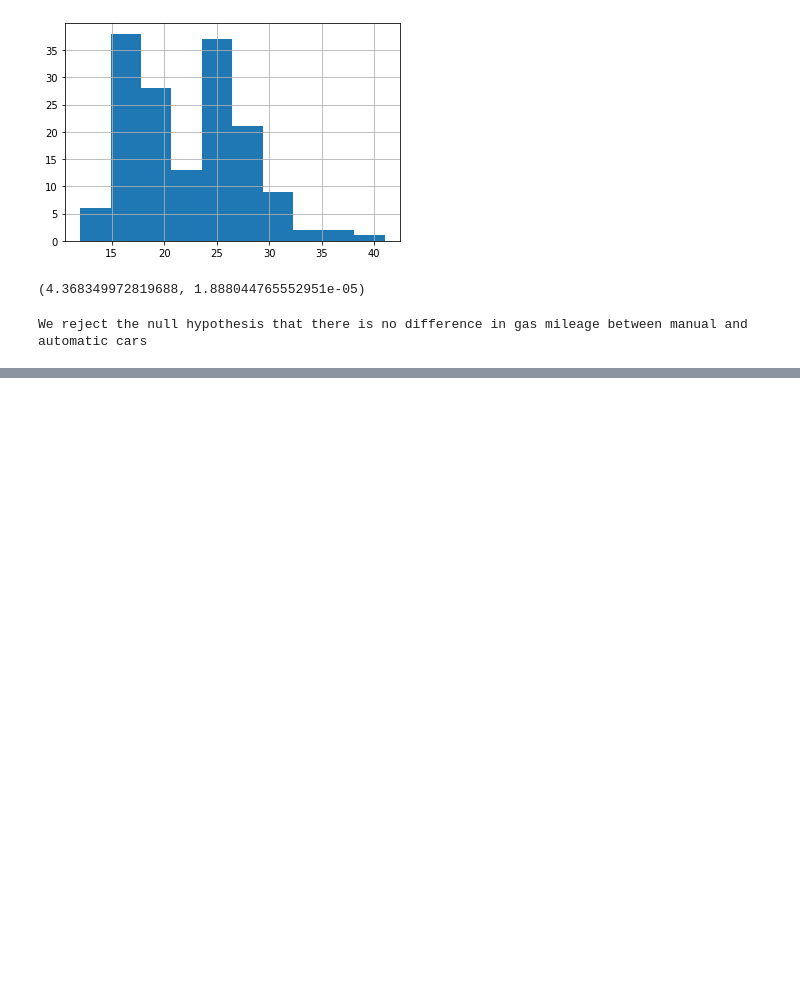
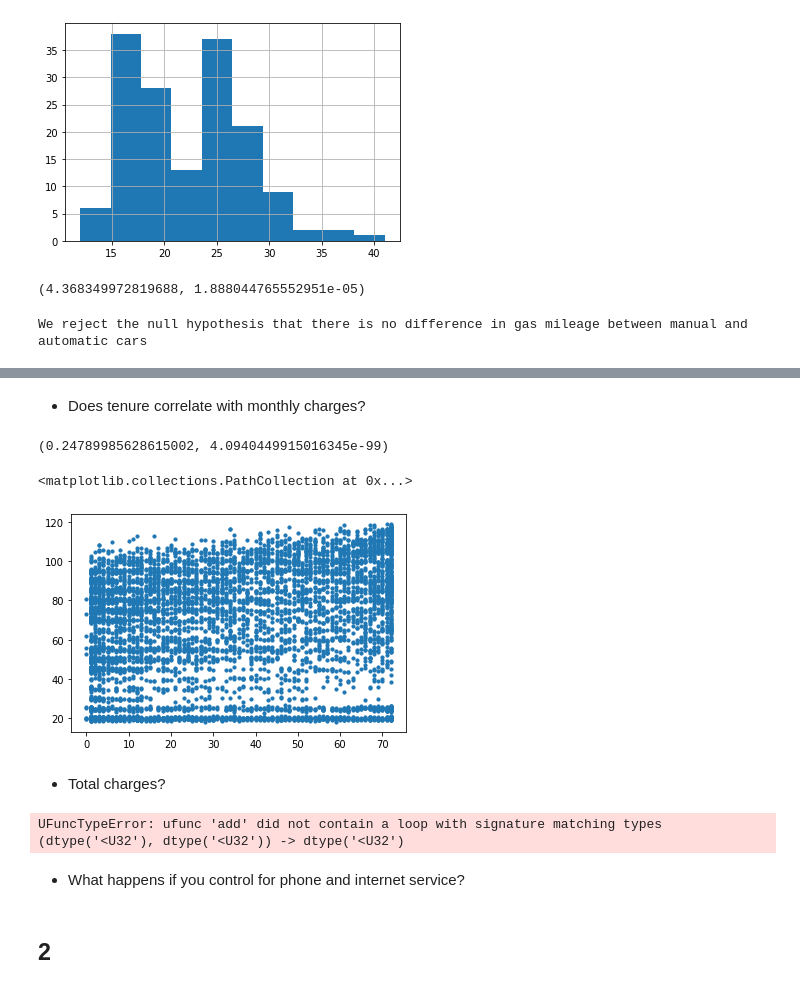
Before and after one commit to QuantumKane/statistics-exercises, a Jupyter notebook: hypothesis_testing.ipynb, the cells around one changed output, grey strips where cells are left out. Saved outputs shown, nothing was run; the diff lists cells and outputs as text; code cells hidden in the pictures; blank space fills up the shorter version.

```diff
--- a/hypothesis_testing.ipynb
+++ b/hypothesis_testing.ipynb
@@ -212,0 +227,4 @@ We reject the null hypothesis that there is no difference in gas mileage between
+# %%
+# Loading the dataset
+df = pd.read_csv('Cust_Churn_Telco.csv')
+df.tail()
@@ -212,0 +239,20 @@ We reject the null hypothesis that there is no difference in gas mileage between
+# %% [markdown]
+- Does tenure correlate with monthly charges?
+# %%
+# setting x, y
+x = df.tenure
+y = df.MonthlyCharges
+
+# running Pearson's
+corr, p = stats.pearsonr(x, y)
+# %%
+corr, p
+# %% [output]
+(0.24789985628615002, 4.0940449915016345e-99)
+# %%
+plt.scatter(x,y, s=10)
+# %% [output]
+<matplotlib.collections.PathCollection at 0x...>
+[figure, added]
+# %% [markdown]
+- Total charges?
@@ -212,0 +263,14 @@ We reject the null hypothesis that there is no difference in gas mileage between
+# %%
+# setting x, y
+
+i = df.tenure
+z = df.TotalCharges
+
+# running Pearson's
+corr, p = stats.pearsonr(i, z)
+# %% [output]
+UFuncTypeError: ufunc 'add' did not contain a loop with signature matching types (dtype('<U32'), dtype('<U32')) -> dtype('<U32')
+# %% [markdown]
+- What happens if you control for phone and internet service?
+# %% [markdown]
+## 2
```
Also changed, not shown: parts of 9 cells of this notebook.
